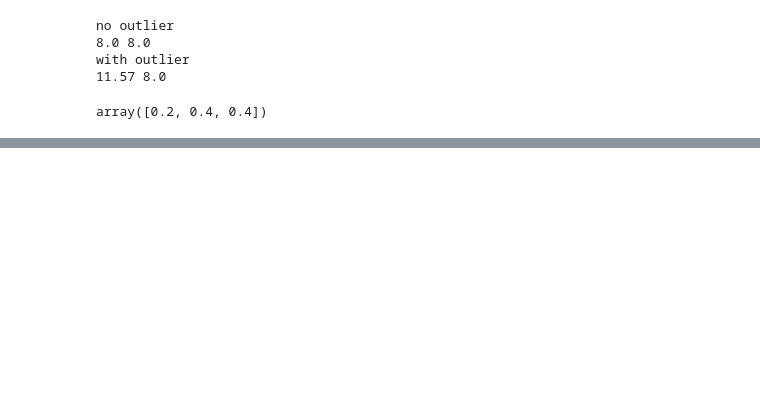
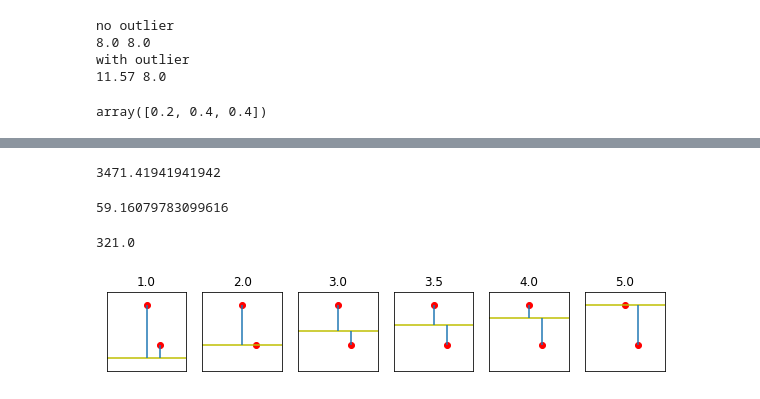
Before and after one commit to Engineer-C/MachineLearning-Basic, a Jupyter notebook: ch4.ipynb, the cells around one changed output, grey strips where cells are left out. Saved outputs shown, nothing was run; the diff lists cells and outputs as text; code cells hidden in the pictures; blank space fills up the shorter version.

```diff
--- a/ch4.ipynb
+++ b/ch4.ipynb
@@ -56,0 +67,61 @@ array([0.2, 0.4, 0.4])
+# %%
+knn   = neighbors.KNeighborsRegressor(n_neighbors=3)
+fit   = knn.fit(diabetes_train_ftrs, diabetes_train_tgt)
+preds = fit.predict(diabetes_test_ftrs)
+
+# 따로 떼어둔 테스트 타깃을 대상으로 예측을 평가합니다.
+metrics.mean_squared_error(diabetes_test_tgt, preds)
+# %% [output]
+3471.41941941942
+# %%
+np.sqrt(3500)
+# %% [output]
+59.16079783099616
+# %%
+diabetes_df['target'].max() - diabetes_df['target'].min()
+# %% [output]
+321.0
+# %%
+def axis_helper(ax, lims):
+    'clean up axes'
+    ax.set_xlim(lims); ax.set_xticks([])
+    ax.set_ylim(lims); ax.set_yticks([])
+    ax.set_aspect('equal')
+# %%
+# 데이터는 아주 간단합니다. (x, y) 포인트 두 개뿐입니다.
+D = np.array([[3, 5],
+             [4, 2]])
+
+# x를 '입력'으로 , y를 '출력'으로 설정합니다.
+x, y = D[:, 0], D[:, 1]
+# %%
+horizontal_lines = np.array([1, 2, 3, 3.5, 4, 5])
+
+results = []
+fig, axes = plt.subplots(1, 6, figsize=(10, 5))
+for h_line, ax in zip(horizontal_lines, axes.flat):
+    # 그래프 스타일링
+    axis_helper(ax, (0,6))
+    ax.set_title(str(h_line))
+
+    # 데이터를 그래프로 그립니다.
+    ax.plot(x, y, 'ro')
+
+    # 예측 직선을 그립니다.
+    ax.axhline(h_line, color='y') # ax 좌표: 기본 100%로 설정되어 있습니다.
+
+    # 오차를 그립니다.
+    # 수평선이 우리의 예측입니다.
+    predictions =h_line
+    ax.vlines(x, predictions, y)
+
+    # 오차의 양과 제곱합을 구합니다.
+    errors = y - predictions
+    sse = np.dot(errors, errors)
+
+    # 튜플로 결과를 묶습니다.
+    results.append((predictions,
+                    errors, errors.sum(),
+                    sse, np.sqrt(sse)))
+# %% [output]
+[figure, added]
```
Also changed, not shown: parts of 8 cells of this notebook.
